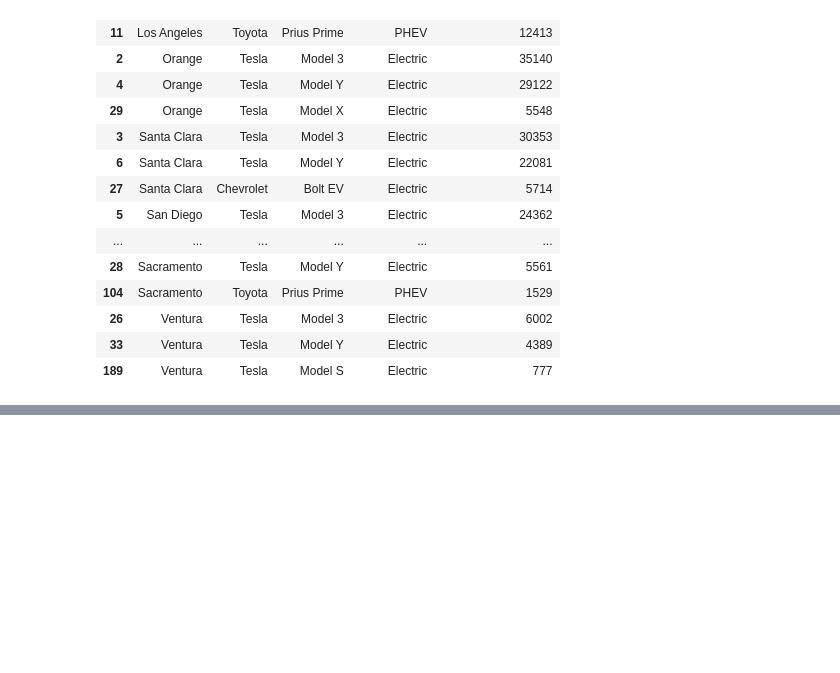
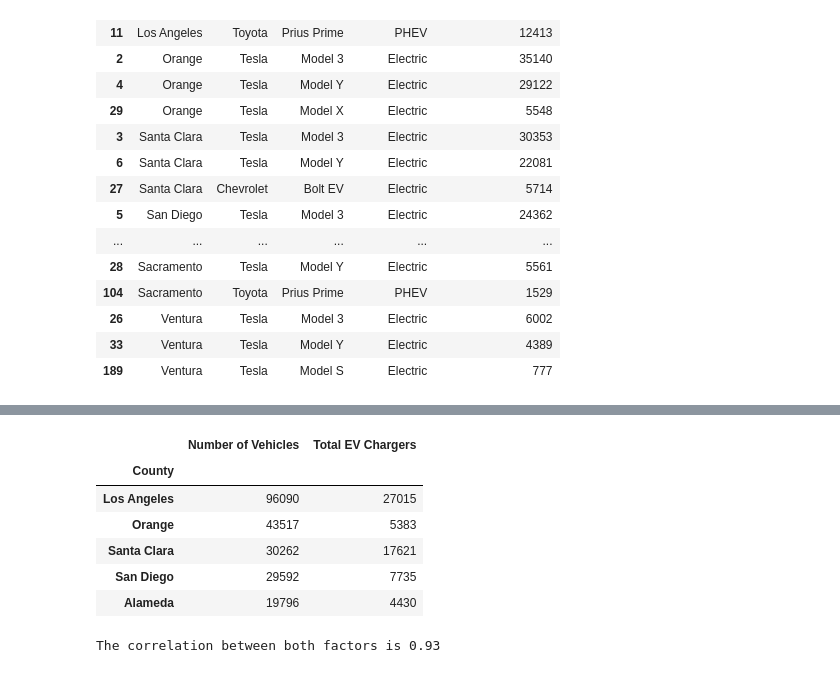
Before and after one commit to GobyJeff/Project-1, a Jupyter notebook: Main.ipynb, the cells around one changed output, grey strips where cells are left out. Cells and saved outputs as stored; diff of their text form; code cells hidden in the pictures; blank space fills up the shorter version.

```diff
--- a/Main.ipynb
+++ b/Main.ipynb
@@ -336,0 +350,14 @@ plt.tight_layout()
+# %%
+zev_sales_2022 = pd.DataFrame(zev_sales_csv.loc[2022,:])
+zev_sales_2022_county = pd.DataFrame(zev_sales_2022.groupby("County")["Number of Vehicles"].sum().sort_values(ascending=False))
+ev_chargers_2022_total = ev_chargers_df['Total EV Chargers']
+merge_sales_chargers = zev_sales_2022_county.merge(ev_chargers_2022_total,on='County')
+merge_sales_chargers.head()
+# %% [output]
+|  | Number of Vehicles | Total EV Chargers |
+| County |  |  |
+| Los Angeles | 96090 | 27015 |
+| Orange | 43517 | 5383 |
+| Santa Clara | 30262 | 17621 |
+| San Diego | 29592 | 7735 |
+| Alameda | 19796 | 4430 |
@@ -336,0 +371,4 @@ plt.tight_layout()
+# %%
+print(f"The correlation between both factors is {round(correlation[0],2)}")
+# %% [output]
+The correlation between both factors is 0.93
```
Also changed, not shown: parts of 12 cells of this notebook, 1 other file.
